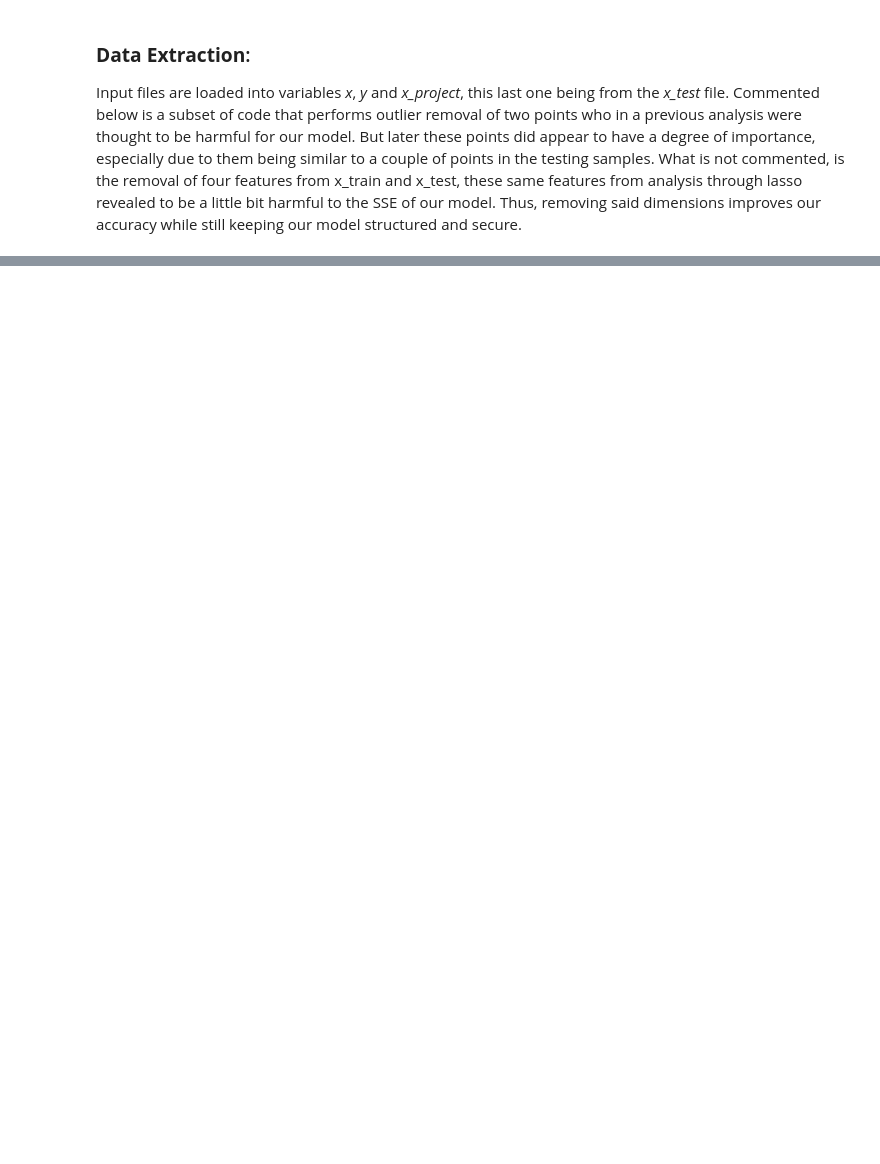
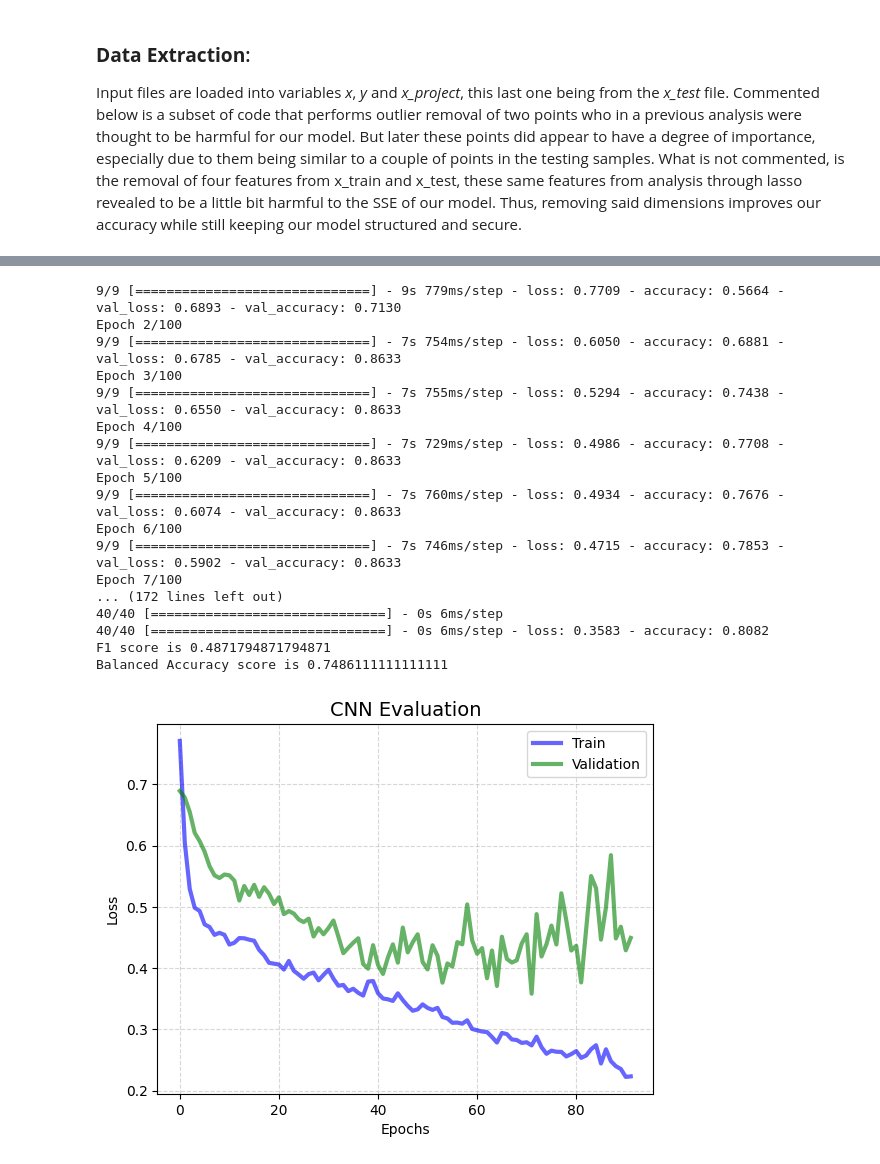
Before and after one commit to FilipeJInacio/ML, a Jupyter notebook: task3/task3.ipynb, the cells around one changed output, grey strips where cells are left out. Drawn from its saved outputs; the diff is of its cells as text; code cells hidden in the pictures; blank space fills up the shorter version.

```diff
--- a/task3/task3.ipynb
+++ b/task3/task3.ipynb
@@ -74,0 +87,58 @@ ValueError: in user code:
+# %%
+batch_size = 1000
+lr = 0.001
+epochs = 100
+
+model_MLP = tf.keras.models.Sequential([
+    tf.keras.layers.Conv2D(32, kernel_size=(3, 3), activation='relu', input_shape=(28, 28, 3)),
+    tf.keras.layers.Conv2D(32, kernel_size=(3, 3), activation='relu'),
+    tf.keras.layers.Conv2D(32, kernel_size=(3, 3), activation='relu'),
+    tf.keras.layers.MaxPooling2D(pool_size=(2, 2),strides=2),
+    tf.keras.layers.Dropout(0.2),
+    tf.keras.layers.Conv2D(64, kernel_size=(3, 3), activation='relu'),
+    tf.keras.layers.MaxPooling2D(pool_size=(2, 2),strides=2),
+    tf.keras.layers.Dropout(0.3),
+    tf.keras.layers.Conv2D(128, kernel_size=(3, 3), activation='relu'),
+    tf.keras.layers.MaxPooling2D(pool_size=(2, 2),strides=2),
+    tf.keras.layers.Dropout(0.3),
+    tf.keras.layers.Flatten(),
+    tf.keras.layers.Dense(128, activation='relu'),
+    tf.keras.layers.BatchNormalization(),
+    tf.keras.layers.Dropout(0.7),
+    tf.keras.layers.Dense(2, activation='softmax')
+])
+
+model_MLP.summary()
+
+adam = tf.keras.optimizers.Adam(learning_rate = lr)
+model_MLP.compile(optimizer = adam,
+              loss = tf.keras.losses.BinaryCrossentropy(from_logits=True),
+              metrics = ['accuracy'])
+
+early_callback = tf.keras.callbacks.EarlyStopping(monitor = 'val_loss', patience = 20, verbose = 1, restore_best_weights = True)
+
+history = model_MLP.fit(x = X_train_balanced, y = y_train_balanced, epochs = epochs, batch_size = batch_size, validation_data = (X_val,y_val), callbacks = [early_callback])
+
+y_pred = model_MLP.predict(X_val)
+y_pred = np.argmax(y_pred, axis = 1)
+model_MLP.evaluate(X_val, y_val)
+y_true = np.argmax(y_val, axis = 1)
+print(f'F1 score is {f1_score(y_true, y_pred)}')
+print(f'Balanced Accuracy score is {balanced_accuracy_score(y_true, y_pred)}')
+
+
+####PLOT EVOLUTION
+plt.figure(1)
+plt.clf()
+plt.plot(history.history['loss'], label = 'train', color = "blue", linewidth = 3, alpha = 0.6)
+plt.plot(history.history['val_loss'], label = 'validation', color = "green", linewidth = 3, alpha = 0.6)
+plt.xlabel(r"Epochs")
+plt.ylabel(r"Loss")
+plt.title(r"CNN Evaluation", fontsize = 14)
+plt.legend(labels=[r'Train', r'Validation'])
+plt.grid(linestyle = '--', alpha = 0.5)
+plt.show()
+
+cm = confusion_matrix(y_true, y_pred)
+cm_display = ConfusionMatrixDisplay(cm).plot()
+# %% [output]
@@ -74,0 +162,18 @@ ValueError: in user code:
+9/9 [==============================] - 9s 779ms/step - loss: 0.7709 - accuracy: 0.5664 - val_loss: 0.6893 - val_accuracy: 0.7130
+Epoch 2/100
+9/9 [==============================] - 7s 754ms/step - loss: 0.6050 - accuracy: 0.6881 - val_loss: 0.6785 - val_accuracy: 0.8633
+Epoch 3/100
+9/9 [==============================] - 7s 755ms/step - loss: 0.5294 - accuracy: 0.7438 - val_loss: 0.6550 - val_accuracy: 0.8633
+Epoch 4/100
+9/9 [==============================] - 7s 729ms/step - loss: 0.4986 - accuracy: 0.7708 - val_loss: 0.6209 - val_accuracy: 0.8633
+Epoch 5/100
+9/9 [==============================] - 7s 760ms/step - loss: 0.4934 - accuracy: 0.7676 - val_loss: 0.6074 - val_accuracy: 0.8633
+Epoch 6/100
+9/9 [==============================] - 7s 746ms/step - loss: 0.4715 - accuracy: 0.7853 - val_loss: 0.5902 - val_accuracy: 0.8633
+Epoch 7/100
+... (172 lines left out)
+40/40 [==============================] - 0s 6ms/step
+40/40 [==============================] - 0s 6ms/step - loss: 0.3583 - accuracy: 0.8082
+F1 score is 0.4871794871794871
+Balanced Accuracy score is 0.7486111111111111
+[figure, added]
```
Also changed, not shown: parts of 11 cells of this notebook.
